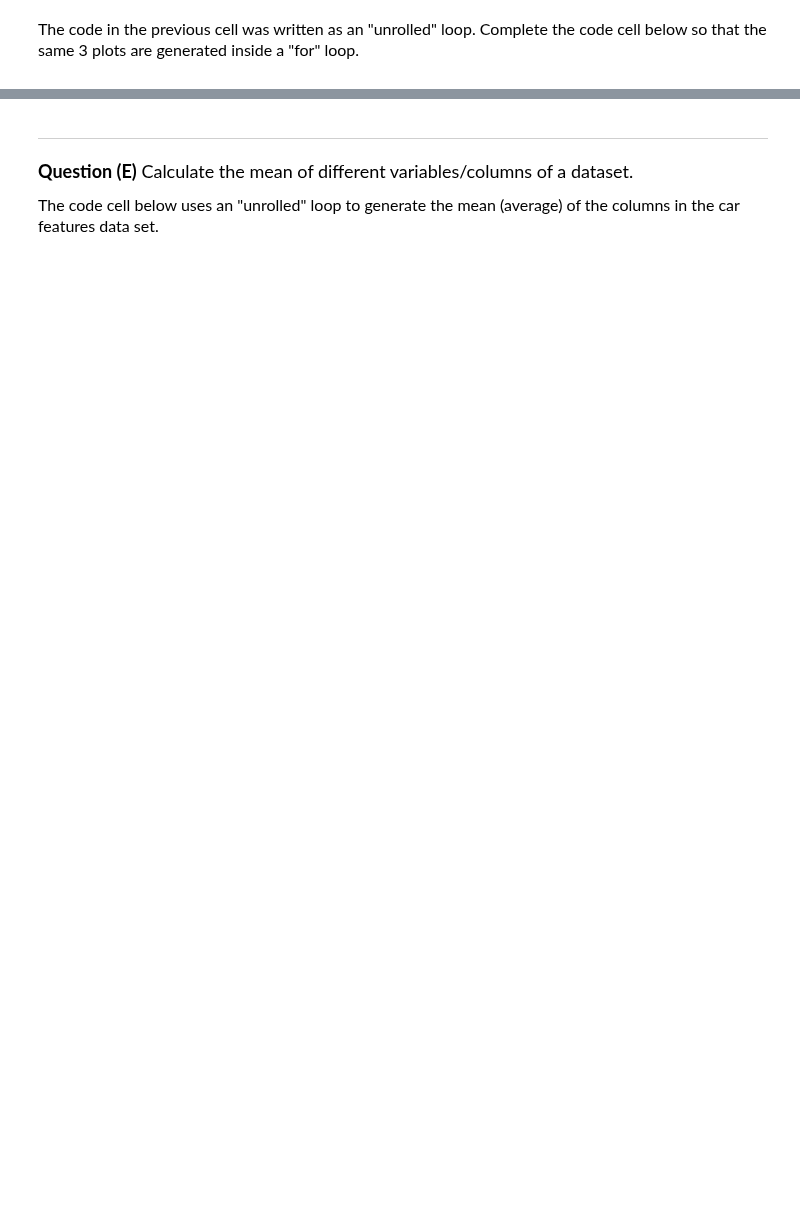
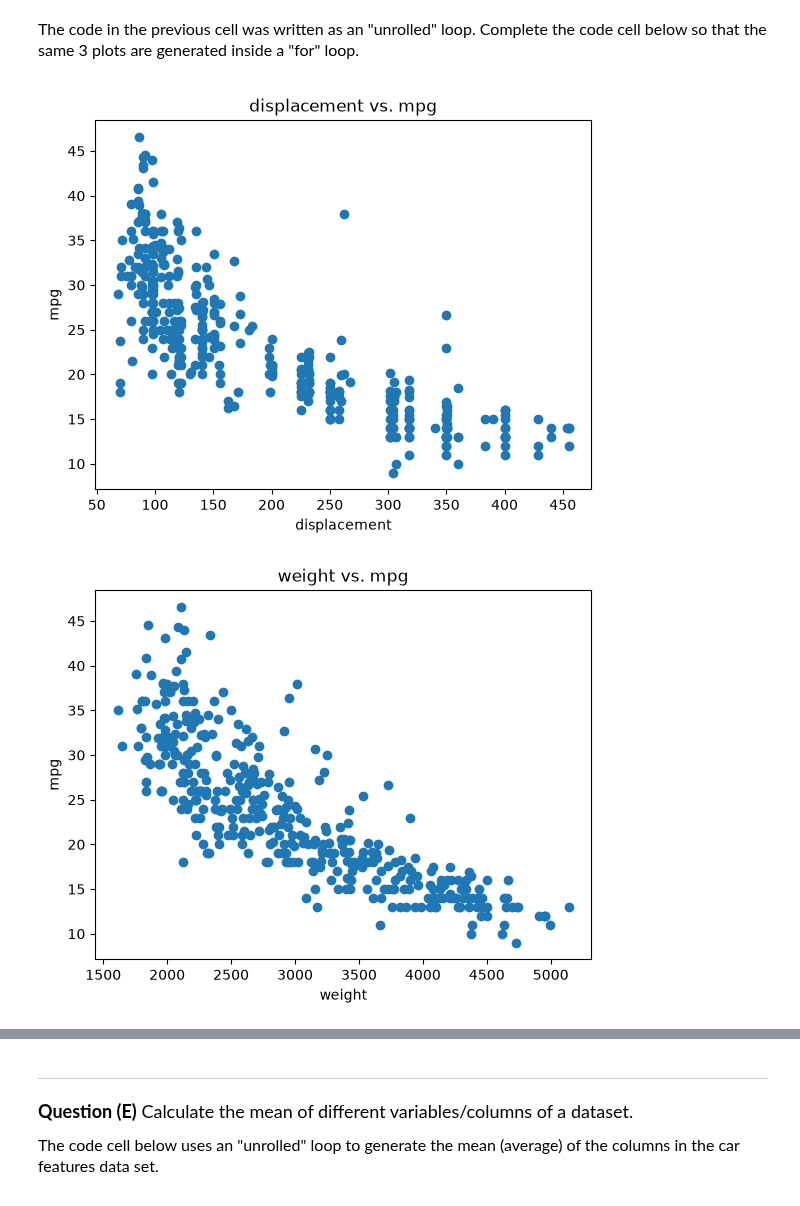
Before and after one commit to twu66021-sys/datasci151fall2026, a Jupyter notebook: _quizzes/practice_quiz_2/practice_quiz.ipynb, the cells around one changed output, grey strips where cells are left out. Drawn from its saved outputs; the diff is of its cells as text; code cells hidden in the pictures; blank space fills up the shorter version.

```diff
--- a/_quizzes/practice_quiz_2/practice_quiz.ipynb
+++ b/_quizzes/practice_quiz_2/practice_quiz.ipynb
@@ -140,7 +169,17 @@ The code in the previous cell was written as an "unrolled" loop. Complete the co
 # %%
 # Setup code
 df_cars = pd.read_csv("files/features_clean.csv")
 y_var = 'mpg'
 plot_variables = ['displacement', 'weight', 'acceleration']
 
 # Your code below
+for variable in plot_variables:
+    x_var = variable
+    plt.scatter(df_cars[x_var], df_cars[y_var])
+    plt.xlabel(x_var)
+    plt.ylabel(y_var)
+    plt.title(x_var + " vs. " + y_var)
+    plt.show()
+# %% [output]
+[figure, added]
+[figure, added]
```
Also changed, not shown: parts of 8 cells of this notebook, 8 other files.
